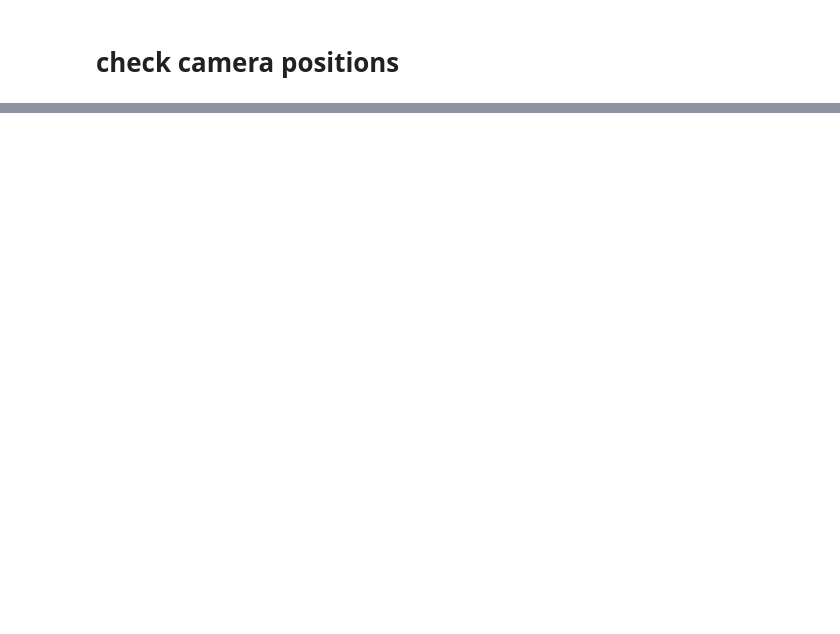
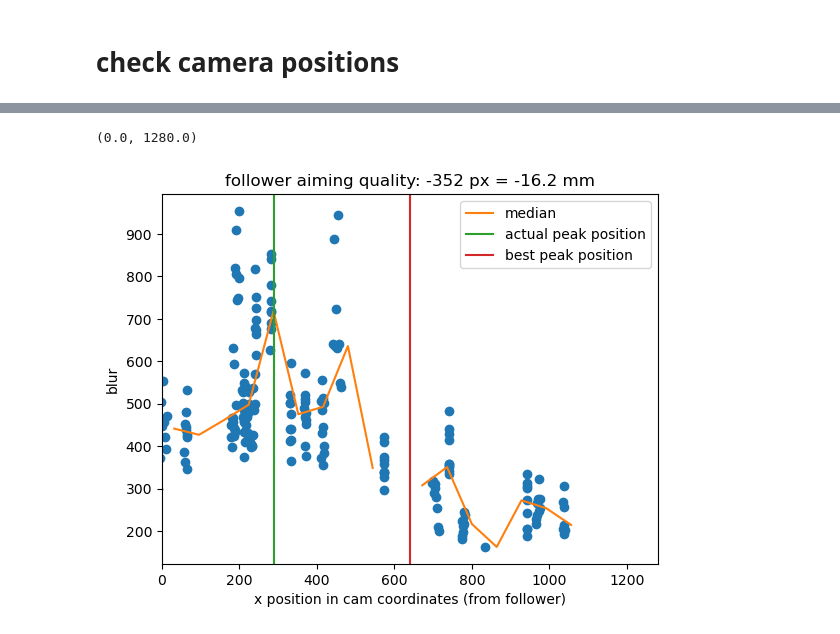
Before and after one commit to snilsn/VISSSlib, a Jupyter notebook: notebooks/match_estimate_rotation.ipynb, the cells around one changed output, grey strips where cells are left out. Drawn from its saved outputs; the diff is of its cells as text; code cells hidden in the pictures; blank space fills up the shorter version.

```diff
--- a/notebooks/match_estimate_rotation.ipynb
+++ b/notebooks/match_estimate_rotation.ipynb
@@ -245,6 +279,5 @@ array([1., 1.])
 # %%
-ii = (matchedDat.Dmax.mean("camera")> 20) & (matchedDat.blur.mean("camera")> 500)
-ii = (matchedDat.Dmax.mean("camera")> 1) & (matchedDat.blur.mean("camera")> 1)
+ii = (matchedDat.Dmax.mean("camera")< 35) & (matchedDat.blur.mean("camera")> 1)
 matchedDat1 = matchedDat.isel(pair_id=ii)
 # %%
 bins = np.linspace(0, config.frame_width, 21)
@@ -251,22 +304,24 @@ bins = np.linspace(0, config.frame_width, 21)
 # %%
-x =(matchedDat1.roi.sel(ROI_elements="x", camera=config.follower) +
-                        (matchedDat1.roi.sel(ROI_elements="w", camera=config.follower)/2))
+x =(matchedDat1.position3D_center.sel(dim3D="y"))
 
 plt.scatter(x, matchedDat1.blur.sel(camera=config.leader))
 
 med = matchedDat1.blur.sel(camera=config.leader).groupby_bins(x, bins=bins).median()
 
 med.plot(color="C1", label="median")
 
-peakPos = med.roi_bins[[med.argmax()]].values[0].mid
+peakPos = med.position3D_center_bins[[med.argmax()]].values[0].mid
 plt.axvline(peakPos, color="C2", label="actual peak position")
 plt.axvline(config.frame_width//2, color="C3", label="best peak position")
 
 plt.legend()
 plt.xlabel("x position in cam coordinates (from follower)")
 distance = peakPos-config.frame_width//2
 distanceMM = distance*config.resolution/1000
 plt.title("follower aiming quality: %i px = %.1f mm"%(distance, distanceMM))
 
 plt.xlim(0,config.frame_width)
+# %% [output]
+(0.0, 1280.0)
+[figure, added]
 # %%
```
Also changed, not shown: parts of 60 cells of this notebook, 11 other files.
